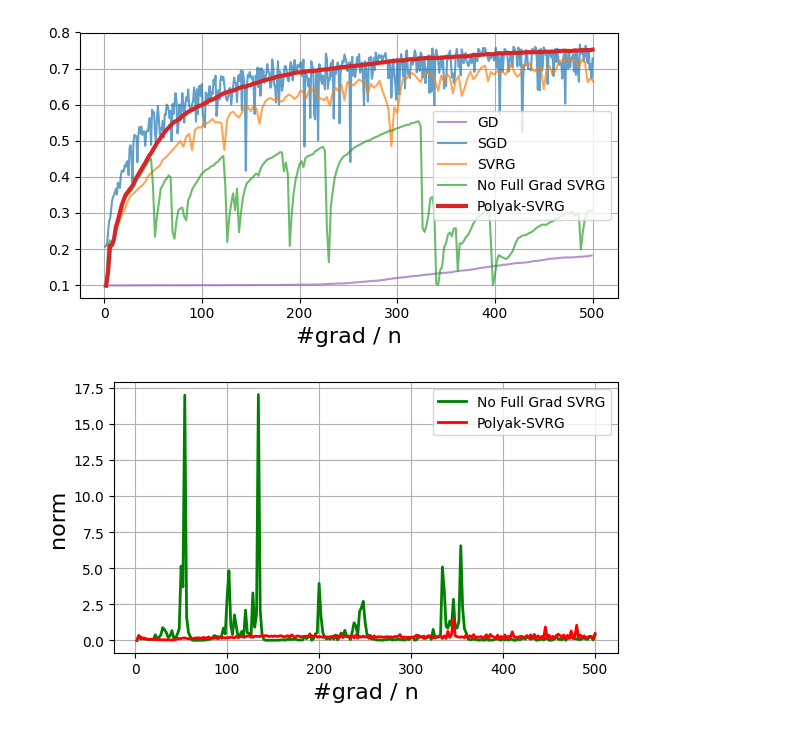
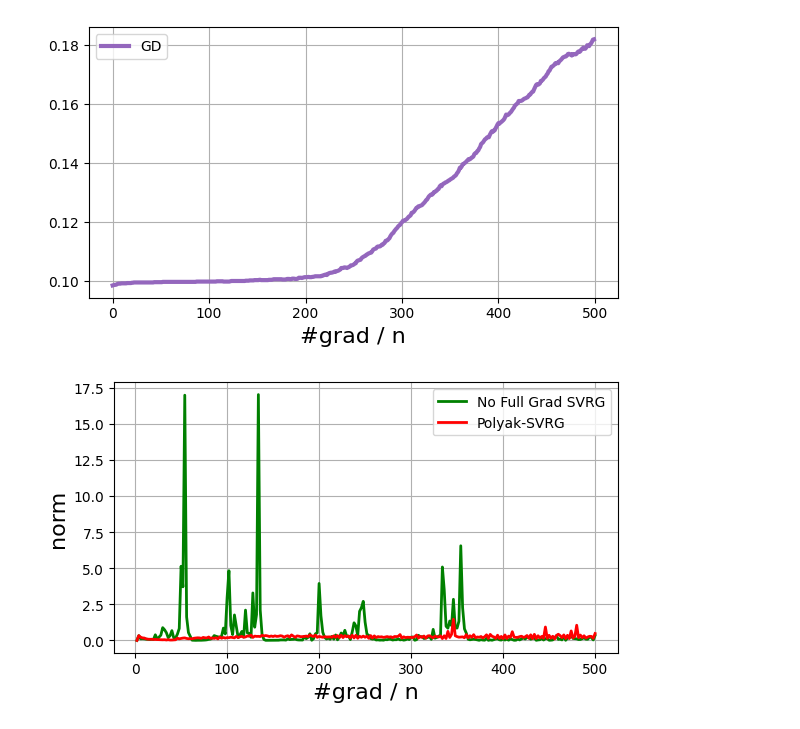
Before and after one commit to Acai-bowl-1012/workspace, a Jupyter notebook: 結果を見る.ipynb, the cells around one changed output. Cells and saved outputs as stored; diff of their text form; code cells hidden in the pictures.

```diff
--- a/結果を見る.ipynb
+++ b/結果を見る.ipynb
@@ -56,19 +56,19 @@ ASAI_SVRG_x, ASAI_SVRG_norm_history = load_result("ASAI_SVRG")
 # %%
 fig = plt.figure(figsize = (6, 3.5))
 ax = fig.add_subplot()
-ax.plot(GD_test_acc_history, label = 'GD', c = 'tab:purple', alpha = 0.7)
-ax.plot(SGD_x, SGD_test_acc_history, label = "SGD", c = 'tab:blue', alpha = 0.7)
-ax.plot(SVRG_x, SVRG_test_acc_history, label = "SVRG", c = 'tab:orange', alpha = 0.7)
-ax.plot(NFG_SVRG_x, NFG_SVRG_test_acc_history, label = "No Full Grad SVRG", c = 'tab:green', alpha = 0.7)
-ax.plot(ASAI_SVRG_x, ASAI_SVRG_test_acc_history, label = "Polyak-SVRG", linewidth = 3, c = 'tab:red')
+ax.plot(GD_test_acc_history, label = 'GD', c = 'tab:purple', alpha = 1, linewidth = 3)
+#ax.plot(SGD_x, SGD_test_acc_history, label = "SGD", c = 'tab:blue', alpha = 0.7)
+#ax.plot(SVRG_x, SVRG_test_acc_history, label = "SVRG", c = 'tab:orange', alpha = 0.7)
+#ax.plot(NFG_SVRG_x, NFG_SVRG_test_acc_history, label = "No Full Grad SVRG", c = 'tab:green', alpha = 0.7)
+#ax.plot(ASAI_SVRG_x, ASAI_SVRG_test_acc_history, label = "Polyak-SVRG", linewidth = 3, c = 'tab:red')
 ax.set_xlabel("#grad / n", fontsize=16)
 ax.grid()
 ax.legend()
 
 plt.tight_layout()
 plt.show()
 # %% [output]
-[figure, old version]
+[figure, new version]
 # %%
 fig = plt.figure(figsize = (6, 3.5))
 ax = fig.add_subplot()
```
Also changed, not shown: 10 other files.
